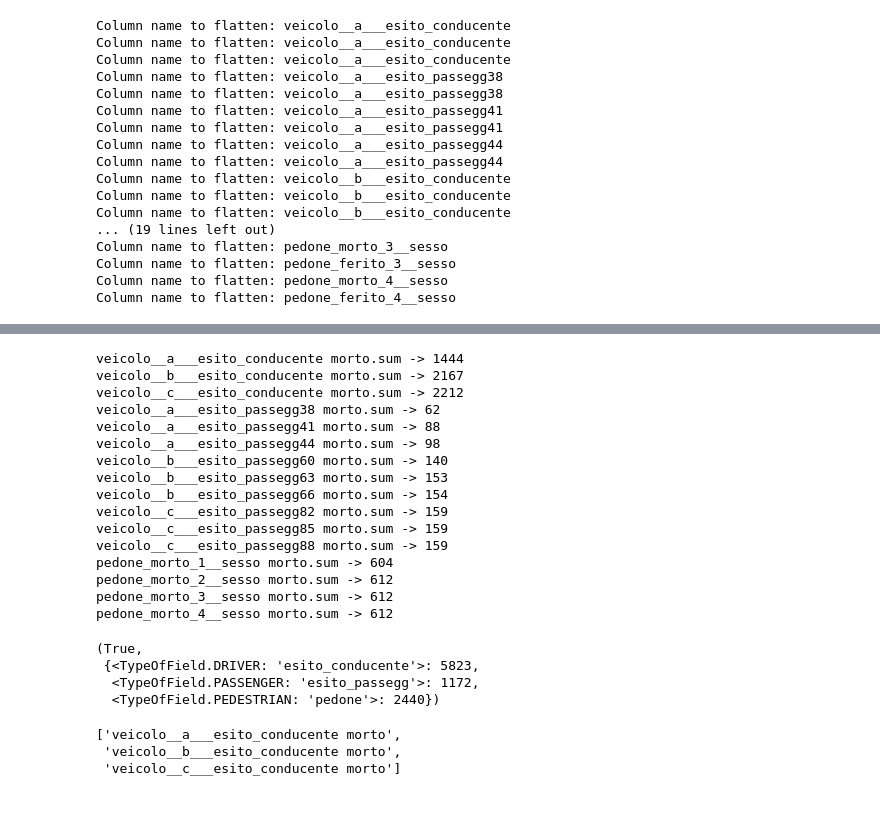
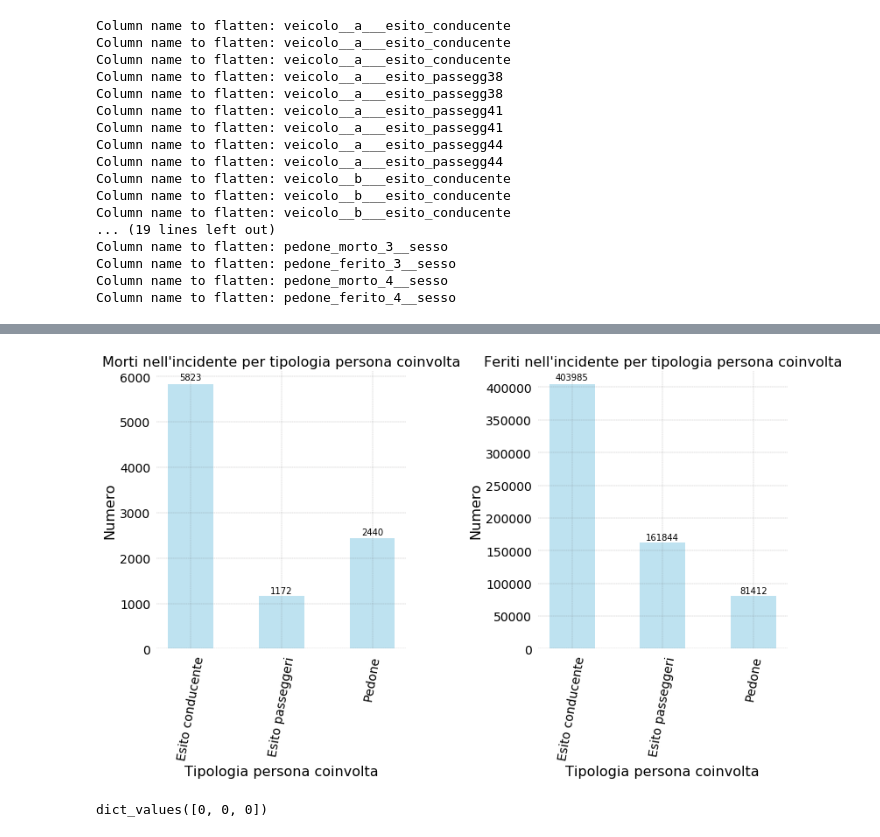
Before and after one commit to p-giovanni/Incidenti, a Jupyter notebook: notebook/2018-incidenti_stradali.ipynb, the cells around one changed output, grey strips where cells are left out. Cells and saved outputs as stored; diff of their text form; code cells hidden in the pictures; blank space fills up the shorter version.

Commit message:
New chart.

```diff
--- a/notebook/2018-incidenti_stradali.ipynb
+++ b/notebook/2018-incidenti_stradali.ipynb
@@ -15,13 +15,25 @@ data_file_name = "INCSTRAD_Microdati_2018.txt"
 images_path = os.path.join("..","images","2018")
 image_file_prefix = "2018-"
 
-
 # Here a dictinary for the charts labels and titles.
 it = {
      "natura_incidente tit":    ("Raggruppamento per tipo incidente", 16)
     ,"natura_incidente x":      ("Tipo incidente", 12)
     ,"natura_incidente y":      ("Percentuale", 12)
     ,"natura_incidente label":  ("Tipo incidente", 12)
+
+    ,"esito_conducente":        ("Esito conducente", 12)
+    ,"esito_passegg":           ("Esito passeggeri", 12)
+    ,"pedone":                  ("Pedone", 12)
+
+    ,"esito per passeggero - morti - titolo": ("Morti nell'incidente per tipologia persona coinvolta", 16)
+    ,"esito per passeggero - morti - x":      ("Tipologia persona coinvolta", 16)
+    ,"esito per passeggero - morti - y":      ("Numero", 16)
+
+    ,"esito per passeggero - feriti - titolo": ("Feriti nell'incidente per tipologia persona coinvolta", 16)
+    ,"esito per passeggero - feriti - x":      ("Tipologia persona coinvolta", 16)
+    ,"esito per passeggero - feriti - y":      ("Numero", 16)
+
 }
 labels = it
 # %%
@@ -404,44 +480,26 @@ def sum_type():
-# %%
-driver_sum = sum_type()
-
-driver_sum
-# %% [output]
-veicolo__a___esito_conducente morto.sum -> 1444
-veicolo__b___esito_conducente morto.sum -> 2167
-veicolo__c___esito_conducente morto.sum -> 2212
-veicolo__a___esito_passegg38 morto.sum -> 62
-veicolo__a___esito_passegg41 morto.sum -> 88
-veicolo__a___esito_passegg44 morto.sum -> 98
-veicolo__b___esito_passegg60 morto.sum -> 140
-veicolo__b___esito_passegg63 morto.sum -> 153
-veicolo__b___esito_passegg66 morto.sum -> 154
-veicolo__c___esito_passegg82 morto.sum -> 159
-veicolo__c___esito_passegg85 morto.sum -> 159
-veicolo__c___esito_passegg88 morto.sum -> 159
-pedone_morto_1__sesso morto.sum -> 604
-pedone_morto_2__sesso morto.sum -> 612
-pedone_morto_3__sesso morto.sum -> 612
-pedone_morto_4__sesso morto.sum -> 612
-(True,
- {<TypeOfField.DRIVER: 'esito_conducente'>: 5823,
-  <TypeOfField.PASSENGER: 'esito_passegg'>: 1172,
-  <TypeOfField.PEDESTRIAN: 'pedone'>: 2440})
 # %%
-rv, ni_count = group_by_natura_incidente(df)
-if rv == False:
-    assert False, "group_by_natura_incidente failed."
 
-fig = plt.figure(figsize=(15, 15))
-gs = fig.add_gridspec(1, 1)
+fig = plt.figure(figsize=(12, 7))
+gs = fig.add_gridspec(1, 2)
 fig.set_tight_layout(True)
 
 ax = []
 ax.append(fig.add_subplot(gs[0, 0]))
+ax.append(fig.add_subplot(gs[0, 1]))
 
-rv = chart_natura_incidente(ni_count['Label'],ni_count["Percentage"], ax[0])
+rv = chart_incindent_result_by_passenger_type(chart_labels, driver_sum[1].values(), ax[0], incident_result=TypeOfIncidentResult.DEAD)
+rv = chart_incindent_result_by_passenger_type(chart_labels, driver_injures_sum[1].values(), ax[1], incident_result=TypeOfIncidentResult.INJURED)
 
-plt.savefig(os.path.join(images_path,"{prefix}natura_incidente.png".format(prefix=image_file_prefix)))
+plt.savefig(os.path.join(images_path,"{prefix}esito_incidente_per_passeggero.png".format(prefix=image_file_prefix)))
 # %% [output]
-['veicolo__a___esito_conducente morto',
- 'veicolo__b___esito_conducente morto',
- 'veicolo__c___esito_conducente morto']
+[figure, added]
+# %%
+driver_sum = sum_type()
+
+chart_labels = []
+for lbl in driver_sum[1].keys():
+    chart_labels.append(labels[lbl.value][0])
+
+driver_sum[1].values()
+# %% [output]
+dict_values([0, 0, 0])
```
Also changed, not shown: parts of 1 cell of this notebook, 1 other file.
